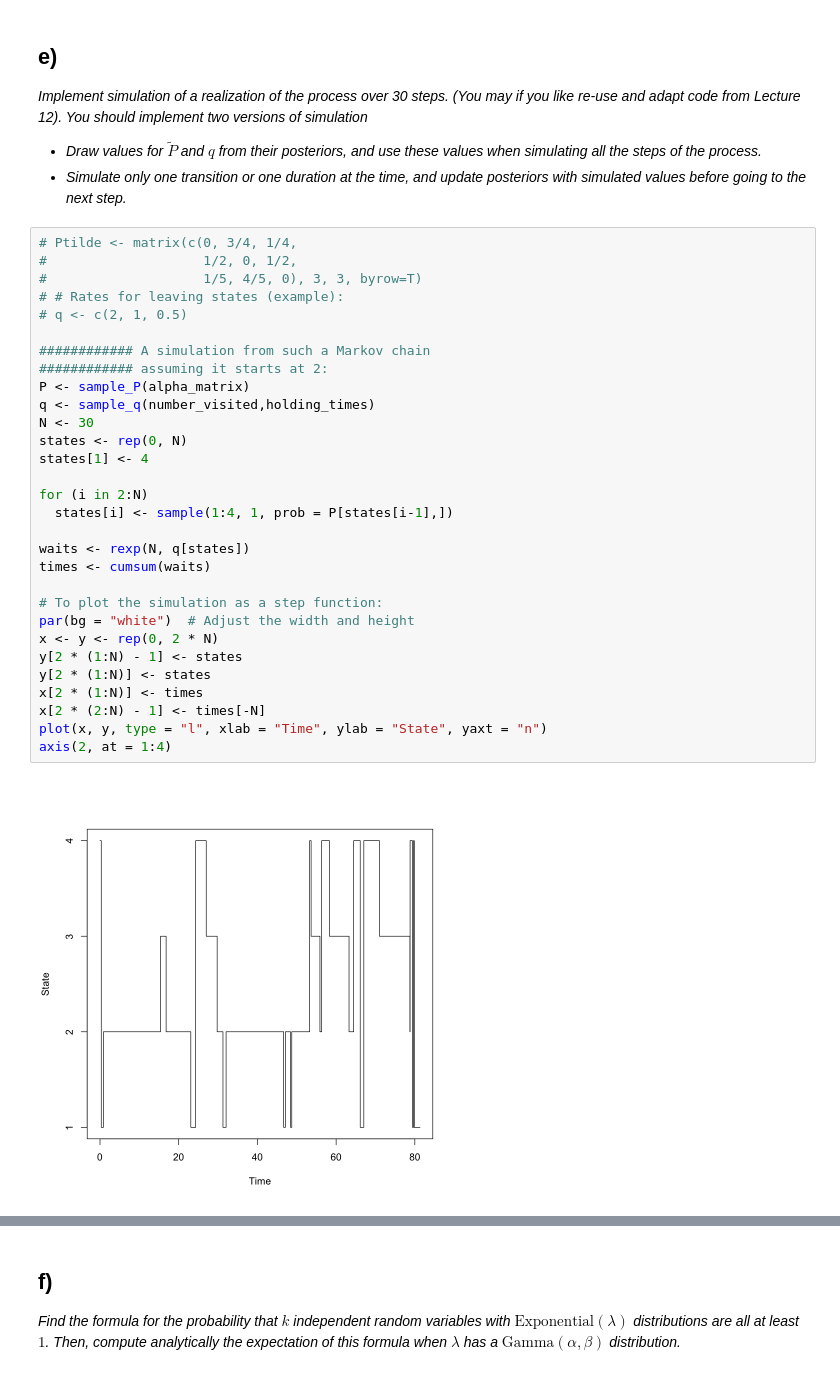
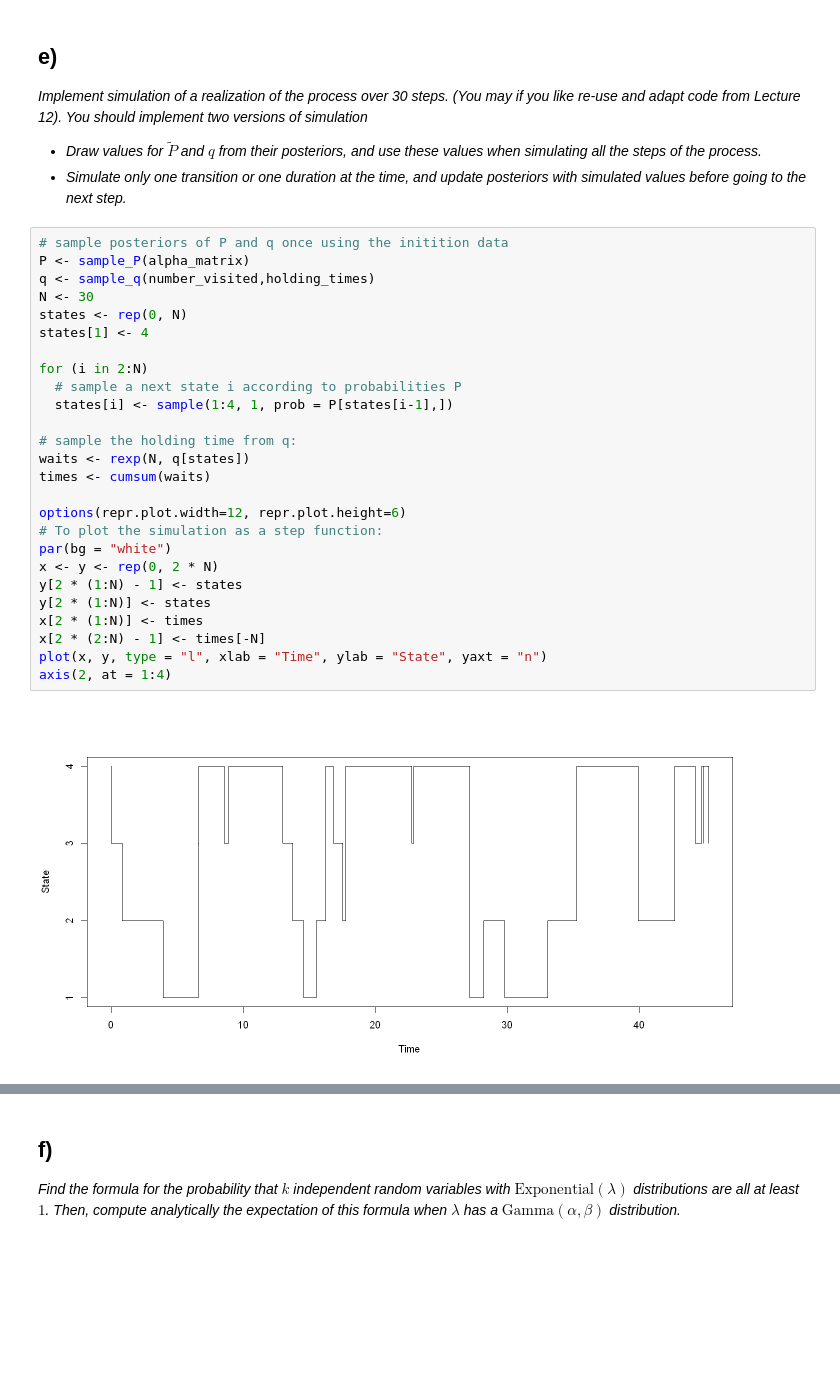
Before and after one commit to focccus/MVE550-Stochastic-processes, a Jupyter notebook: A3/assignment 3.ipynb, the cells around one changed output, grey strips where cells are left out. Cells and saved outputs as stored; diff of their text form; blank space fills up the shorter version.

```diff
--- a/A3/assignment 3.ipynb
+++ b/A3/assignment 3.ipynb
@@ -269,35 +229,31 @@ The long term probability for state 3 is given by: 0.301053
 - *Draw values for  $\tilde P$ and $q$ from their posteriors, and use these values when simulating all the steps of the process.*
 - *Simulate only one transition or one duration at the time, and update posteriors with simulated values before going to the next step.*
 # %%
-# Ptilde <- matrix(c(0, 3/4, 1/4,
-#                    1/2, 0, 1/2,
-#                    1/5, 4/5, 0), 3, 3, byrow=T)
-# # Rates for leaving states (example):
-# q <- c(2, 1, 0.5)
-
-############ A simulation from such a Markov chain
-############ assuming it starts at 2:
+# sample posteriors of P and q once using the initition data
 P <- sample_P(alpha_matrix)
 q <- sample_q(number_visited,holding_times)
 N <- 30
 states <- rep(0, N)
 states[1] <- 4
 
 for (i in 2:N)
+  # sample a next state i according to probabilities P
   states[i] <- sample(1:4, 1, prob = P[states[i-1],])
 
+# sample the holding time from q:
 waits <- rexp(N, q[states])
 times <- cumsum(waits)
 
+options(repr.plot.width=12, repr.plot.height=6)
 # To plot the simulation as a step function:
-par(bg = "white")  # Adjust the width and height
+par(bg = "white")
 x <- y <- rep(0, 2 * N)
 y[2 * (1:N) - 1] <- states
 y[2 * (1:N)] <- states
 x[2 * (1:N)] <- times
 x[2 * (2:N) - 1] <- times[-N]
 plot(x, y, type = "l", xlab = "Time", ylab = "State", yaxt = "n")
 axis(2, at = 1:4)
 # %% [output]
-[figure, old version]
+[figure, new version]
 # %%
```
Also changed, not shown: parts of 10 cells of this notebook, 15 other files.
